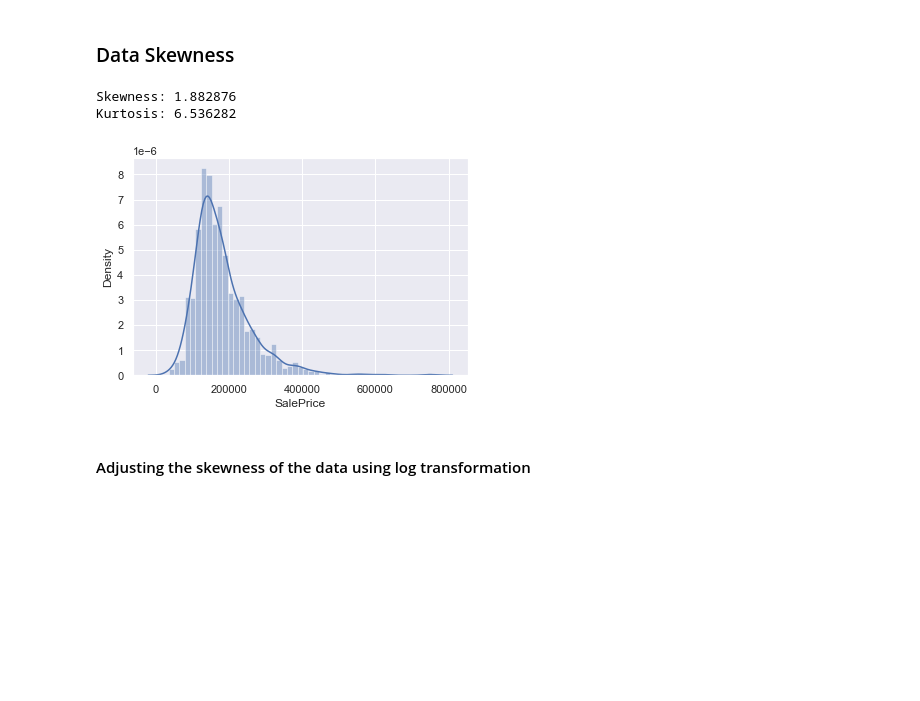
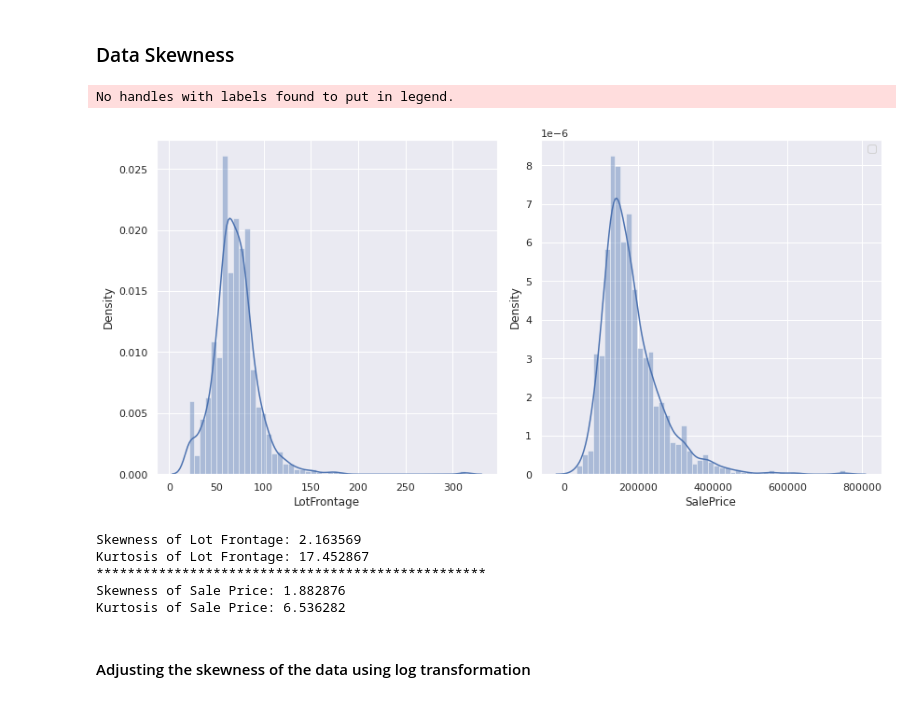
Before and after one commit to chef-danny-d/cs795-project2-spring22, a Jupyter notebook: EDA.ipynb, the cells around one changed output. Drawn from its saved outputs; the diff is of its cells as text; code cells hidden in the pictures; blank space fills up the shorter version.

```diff
--- a/EDA.ipynb
+++ b/EDA.ipynb
@@ -163,14 +113,26 @@ df_test.describe()
 # %% [markdown]
 ### Data Skewness
-# %%
-sns.distplot(df_train['SalePrice']);
-#skewness and kurtosis
-print("Skewness: %f" % df_train['SalePrice'].skew())
-print("Kurtosis: %f" % df_train['SalePrice'].kurt())
-# %% [output]
-Skewness: 1.882876
-Kurtosis: 6.536282
-[figure, removed]
+# %%
+fig, axs = plt.subplots(1, 2, figsize=(2*6,1*6))
+sns.distplot(df_train['LotFrontage'], ax=axs[0]);
+sns.distplot(df_train['SalePrice'], ax=axs[1]);
+plt.legend()
+plt.tight_layout()
+plt.show()
+#skewness and kurtosis
+print("Skewness of Lot Frontage: %f" % df_train['LotFrontage'].skew())
+print("Kurtosis of Lot Frontage: %f" % df_train['LotFrontage'].kurt())
+print("*"*50)
+print("Skewness of Sale Price: %f" % df_train['SalePrice'].skew())
+print("Kurtosis of Sale Price: %f" % df_train['SalePrice'].kurt())
+# %% [output]
+No handles with labels found to put in legend.
+[figure, added]
+Skewness of Lot Frontage: 2.163569
+Kurtosis of Lot Frontage: 17.452867
+**************************************************
+Skewness of Sale Price: 1.882876
+Kurtosis of Sale Price: 6.536282
 # %% [markdown]
 #### Adjusting the skewness of the data using log transformation
 # %%
```
Also changed, not shown: parts of 22 cells of this notebook.
